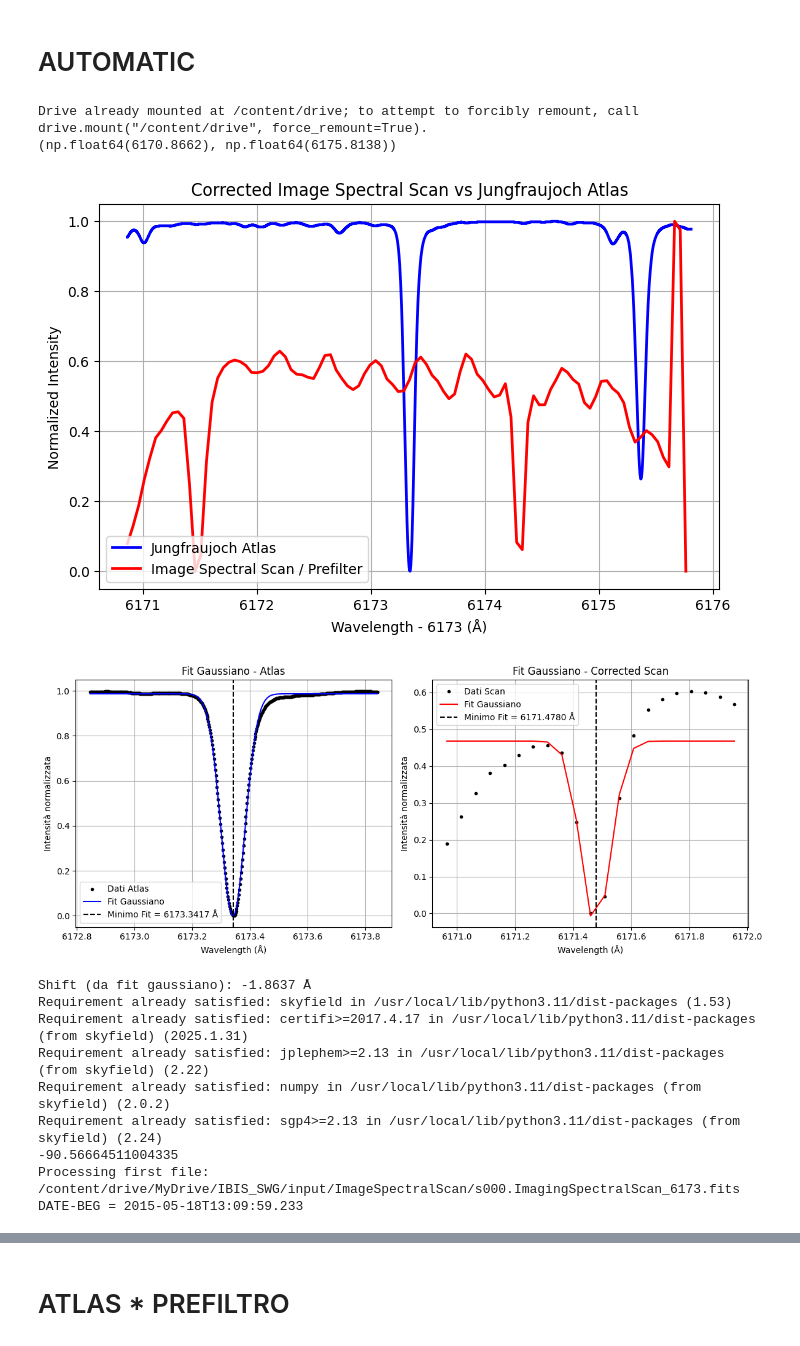
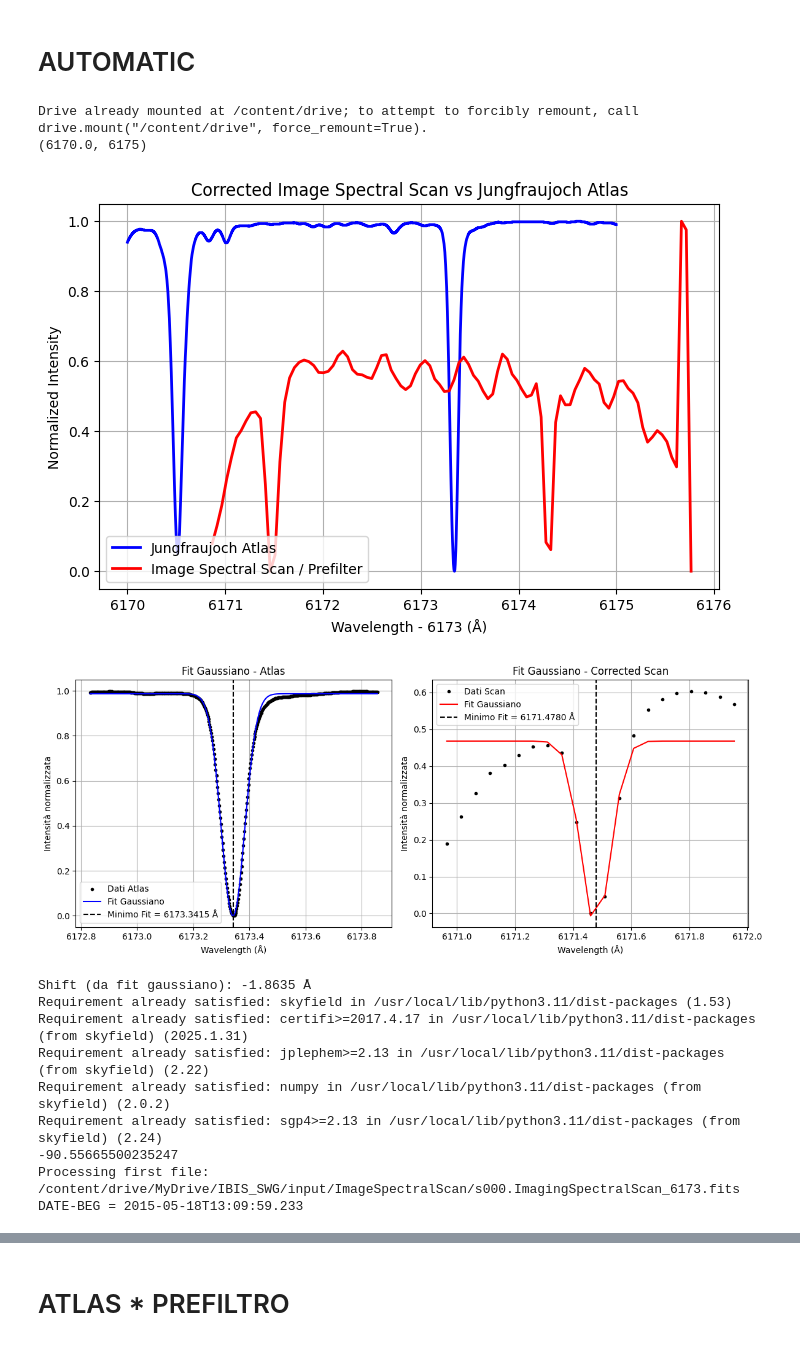
Before and after one commit to FabianaFerrente/ibis_pipeline, a Jupyter notebook: dayshift.ipynb, the cells around one changed output, grey strips where cells are left out. Drawn from its saved outputs; the diff is of its cells as text; code cells hidden in the pictures.

```diff
--- a/dayshift.ipynb
+++ b/dayshift.ipynb
@@ -48,7 +48,13 @@ wave_offset = params["wave_offset"]
 wave_im = np.array(rel_wave_values) + wave_offset
 
 
-jung_range = (wave_im.min(), wave_im.max())
+# jung_range = (wave_im.min(), wave_im.max())
+
+if selected_filter == "6173":
+    jung_range = (6170.0, 6175)
+else:
+    jung_range = (wave_im.min(), wave_im.max())
+
 
 params = filter_params[selected_filter]
 
@@ -299,43 +305,43 @@ else:
             for t in times:
                 sun_pos = sun.at(t)
                 obs_pos = themis.at(t)
 
                 vel_diff = sun_pos.velocity.km_per_s - obs_pos.velocity.km_per_s
                 pos_diff = sun_pos.position.au - obs_pos.position.au
 
                 radial_velocity = np.dot(vel_diff, pos_diff) / np.linalg.norm(pos_diff)
                 velocities.append(radial_velocity)
 
             velocities = np.array(velocities)
 
             fig, ax = plt.subplots(figsize=(10, 6))
 
             ax.plot(range(24), velocities, label='Radial Velocity (km/s)', color='darkgreen')
             ax.set_xlabel('Ore della giornata')
             ax.set_ylabel('Velocità radiale (km/s)')
             ax.set_title(f'Velocità Radiale Sole-THEMIS per {year}-{month:02d}-{day:02d} — Filtro {selected_filter} Å')
             ax.grid(True)
 
             obs_hour_decimal = dt.hour + dt.minute / 60 + dt.second / 3600
 
             # Punto osservato
             ax.plot(obs_hour_decimal, shift_obs_velocity, 'o', color='black', markersize=10, label='Vel. osservata')
 
             ax.legend()
             plt.tight_layout()
             plt.show()
 # %% [output]
 Drive already mounted at /content/drive; to attempt to forcibly remount, call drive.mount("/content/drive", force_remount=True).
-(np.float64(6170.8662), np.float64(6175.8138))
+(6170.0, 6175)
-[figure, old version]
+[figure, new version]
 [figure]
-Shift (da fit gaussiano): -1.8637 Å
+Shift (da fit gaussiano): -1.8635 Å
 Requirement already satisfied: skyfield in /usr/local/lib/python3.11/dist-packages (1.53)
 Requirement already satisfied: certifi>=2017.4.17 in /usr/local/lib/python3.11/dist-packages (from skyfield) (2025.1.31)
 Requirement already satisfied: jplephem>=2.13 in /usr/local/lib/python3.11/dist-packages (from skyfield) (2.22)
 Requirement already satisfied: numpy in /usr/local/lib/python3.11/dist-packages (from skyfield) (2.0.2)
 Requirement already satisfied: sgp4>=2.13 in /usr/local/lib/python3.11/dist-packages (from skyfield) (2.24)
--90.56664511004335
+-90.55665500235247
 Processing first file: /content/drive/MyDrive/IBIS_SWG/input/ImageSpectralScan/s000.ImagingSpectralScan_6173.fits
 DATE-BEG = 2015-05-18T13:09:59.233
 [figure]
```
